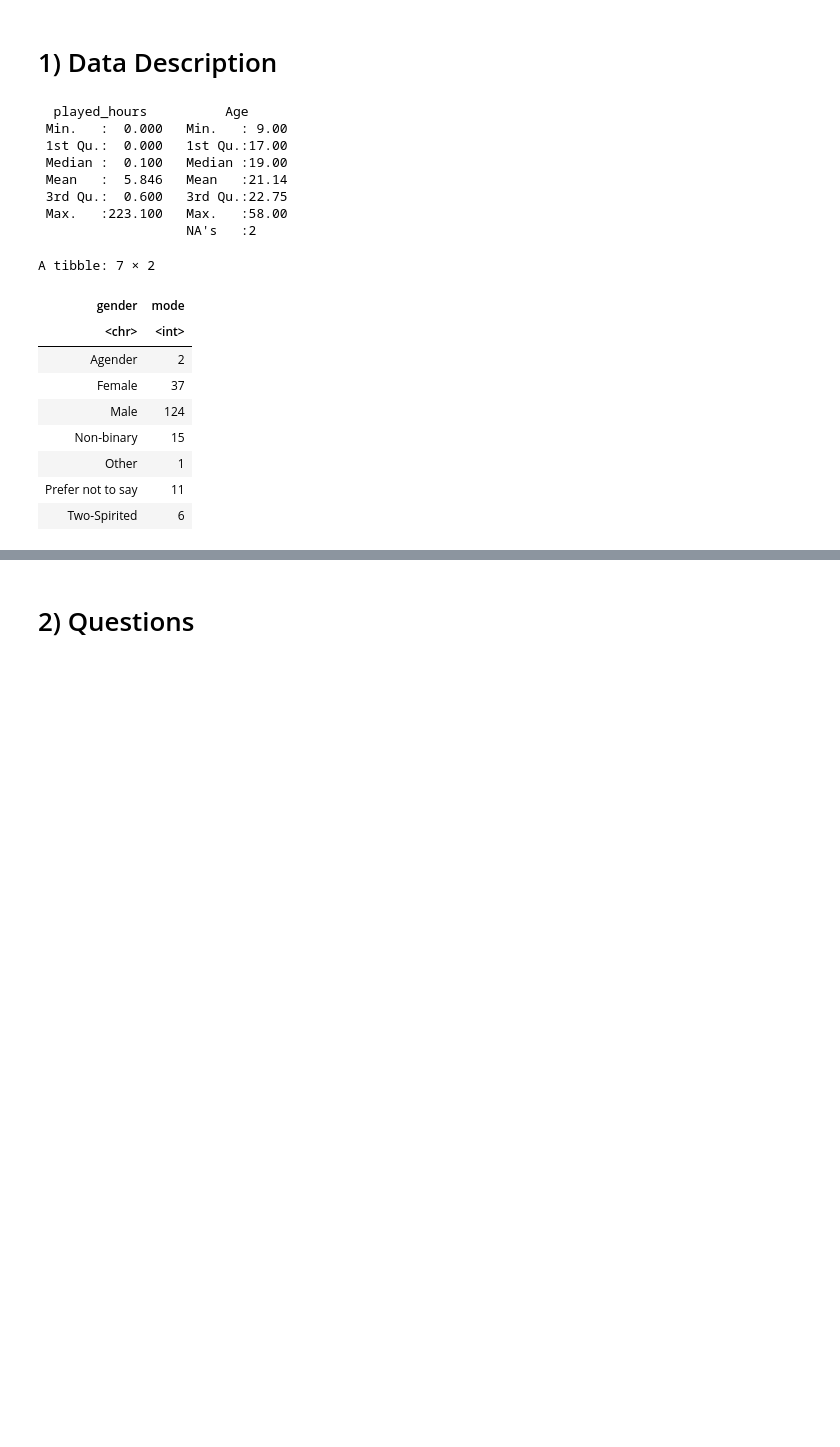
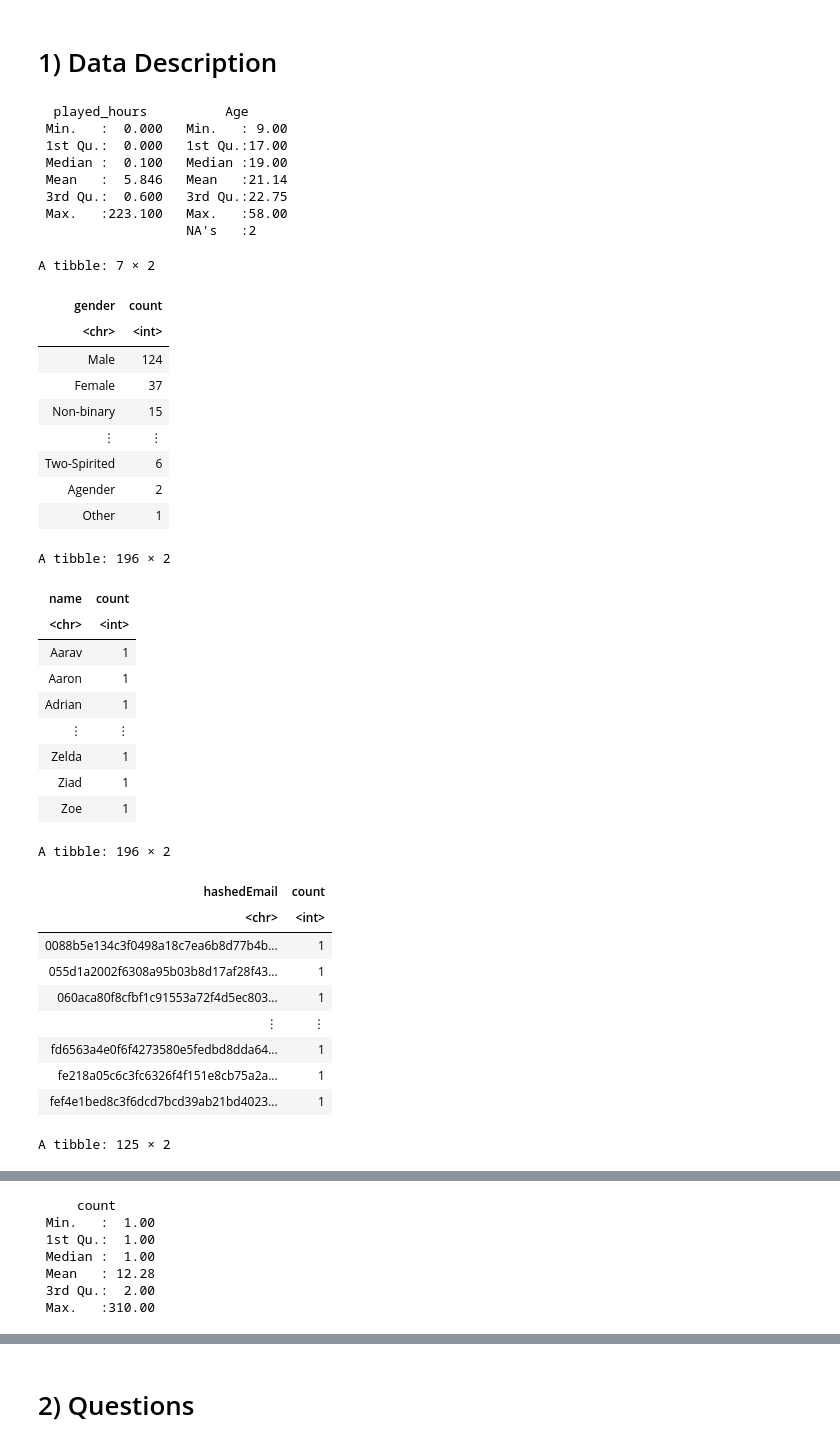
Before and after one commit to ellakiciman/dsci100_project_individual, a Jupyter notebook: project_individual.ipynb, the cells around one changed output, grey strips where cells are left out. Saved outputs shown, nothing was run; the diff lists cells and outputs as text; code cells hidden in the pictures; blank space fills up the shorter version.

Commit message:
finished data description

```diff
--- a/project_individual.ipynb
+++ b/project_individual.ipynb
@@ -28,30 +29,77 @@ dbl (2): original_start_time, original_end_time
 # %%
 #Code for summary statistics
 players_summary <- players_data |>
     select(played_hours, Age) |>
     summary()
 players_summary
 
-gender_modes <- players_data |>
+gender_counts <- players_data |>
     group_by(gender) |>
-    summarize(mode = n())
-gender_modes
+    summarize(count = n()) |>
+    arrange(desc(count))
+gender_counts
+
+name_counts <- players_data |>
+    group_by(name) |>
+    summarize(count = n())
+name_counts
+
+hashedEmail_counts <- players_data |>
+    group_by(hashedEmail) |>
+    summarize(count = n())
+hashedEmail_counts
+
+hashedEmail_counts2 <- sessions_tidy |>
+    group_by(hashedEmail) |>
+    summarize(count = n()) |>
+    arrange(desc(count))
+hashedEmail_counts2
+
+hashedEmail_counts2_summary <- hashedEmail_counts2 |>
+    select(count) |>
+    summary()
+hashedEmail_counts2_summary
+
+times_NA <- sessions_tidy |>
+    filter(is.na(original_end_time))
+times_NA
 # %% [output]
   played_hours          Age
  Min.   :  0.000   Min.   : 9.00
  1st Qu.:  0.000   1st Qu.:17.00
  Median :  0.100   Median :19.00
  Mean   :  5.846   Mean   :21.14
  3rd Qu.:  0.600   3rd Qu.:22.75
  Max.   :223.100   Max.   :58.00
                    NA's   :2
 A tibble: 7 × 2
-| gender | mode |
+| gender | count |
 | <chr> | <int> |
+| Male | 124 |
+| Female | 37 |
+| Non-binary | 15 |
+| ⋮ | ⋮ |
+| Two-Spirited | 6 |
 | Agender | 2 |
-| Female | 37 |
-| Male | 124 |
-| Non-binary | 15 |
 | Other | 1 |
-| Prefer not to say | 11 |
-| Two-Spirited | 6 |
+A tibble: 196 × 2
+| name | count |
+| <chr> | <int> |
+| Aarav | 1 |
+| Aaron | 1 |
+| Adrian | 1 |
+| ⋮ | ⋮ |
+| Zelda | 1 |
+| Ziad | 1 |
+| Zoe | 1 |
+A tibble: 196 × 2
+| hashedEmail | count |
+| <chr> | <int> |
+| 0088b5e134c3f0498a18c7ea6b8d77b4b... | 1 |
+| 055d1a2002f6308a95b03b8d17af28f43... | 1 |
+| 060aca80f8cfbf1c91553a72f4d5ec803... | 1 |
+| ⋮ | ⋮ |
+| fd6563a4e0f6f4273580e5fedbd8dda64... | 1 |
+| fe218a05c6c3fc6326f4f151e8cb75a2a... | 1 |
+| fef4e1bed8c3f6dcd7bcd39ab21bd4023... | 1 |
+A tibble: 125 × 2
@@ -57,0 +115,7 @@ A tibble: 7 × 2
+     count
+ Min.   :  1.00
+ 1st Qu.:  1.00
+ Median :  1.00
+ Mean   : 12.28
+ 3rd Qu.:  2.00
+ Max.   :310.00
```
Also changed, not shown: parts of 5 cells of this notebook.
